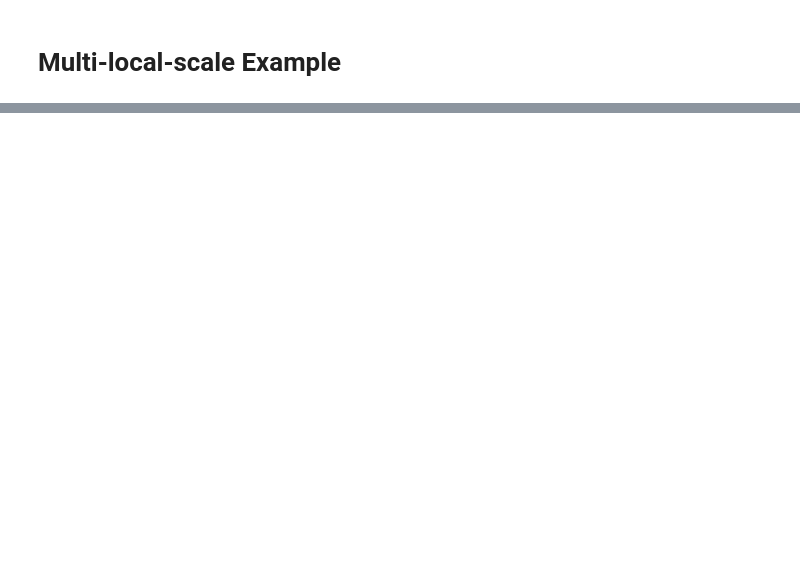
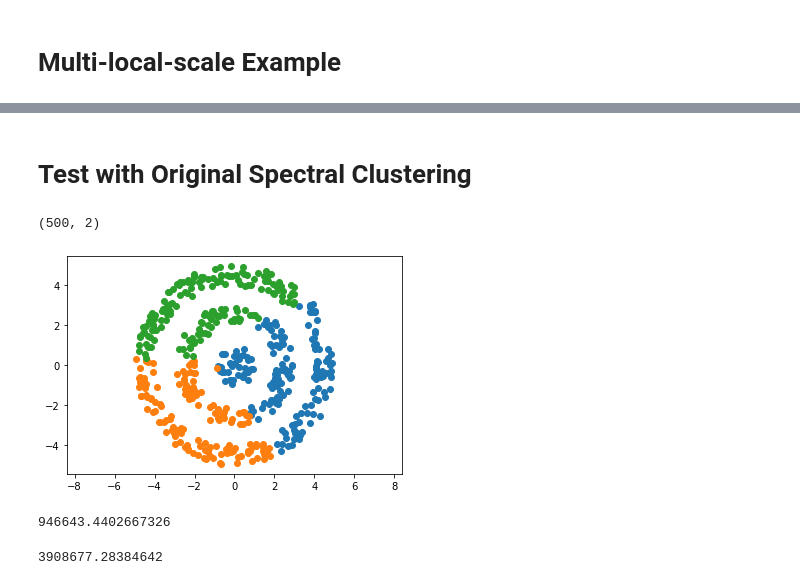
Before and after one commit to zgzhikaru/project_spectral_clustering, a Jupyter notebook: spectral_clusetering.ipynb, the cells around one changed output, grey strips where cells are left out. Saved outputs shown, nothing was run; the diff lists cells and outputs as text; code cells hidden in the pictures; blank space fills up the shorter version.

```diff
--- a/spectral_clusetering.ipynb
+++ b/spectral_clusetering.ipynb
@@ -237,20 +243,0 @@ for i in range(k):
-# %%
-N = [40, 100, 200]
-R_range = [(0,1), (2,3), (4,5)]
-
-k = len(N)
-
-plt.axis('equal')
-
-all_points = np.array([[],[]])
-
-for i in range(k):
-    r_min, r_max = R_range[i]
-    n = N[i]
-    r = np.sqrt(np.random.uniform(r_min**2, r_max**2, n))
-    theta = np.random.uniform(0,2*np.pi,n)
-
-    points = np.stack([r * np.cos(theta), r * np.sin(theta)])
-    all_points = np.concatenate([all_points, points], axis=1)
-
-plt.scatter(all_points[0], all_points[1])
@@ -338,0 +295,28 @@ for i in range(k):
+# %% [markdown]
+# Test with Original Spectral Clustering
+# %%
+#points.shape
+data = points.T
+data.shape
+# %% [output]
+(500, 2)
+# %%
+sigma=0.1
+pred = spectral_clustering(data, k, sigma)
+# %%
+plt.axis('equal')
+
+for c in range(k):
+    cluster_indices = np.where(pred == c)
+    clus_points = data[cluster_indices].T
+    plt.scatter(clus_points[0], clus_points[1])
+# %% [output]
+[figure, added]
+# %%
+getLoss(data, pred)
+# %% [output]
+946643.4402667326
+# %%
+getLoss(data, gt_labels)
+# %% [output]
+3908677.28384642
```
Also changed, not shown: parts of 14 cells of this notebook.
